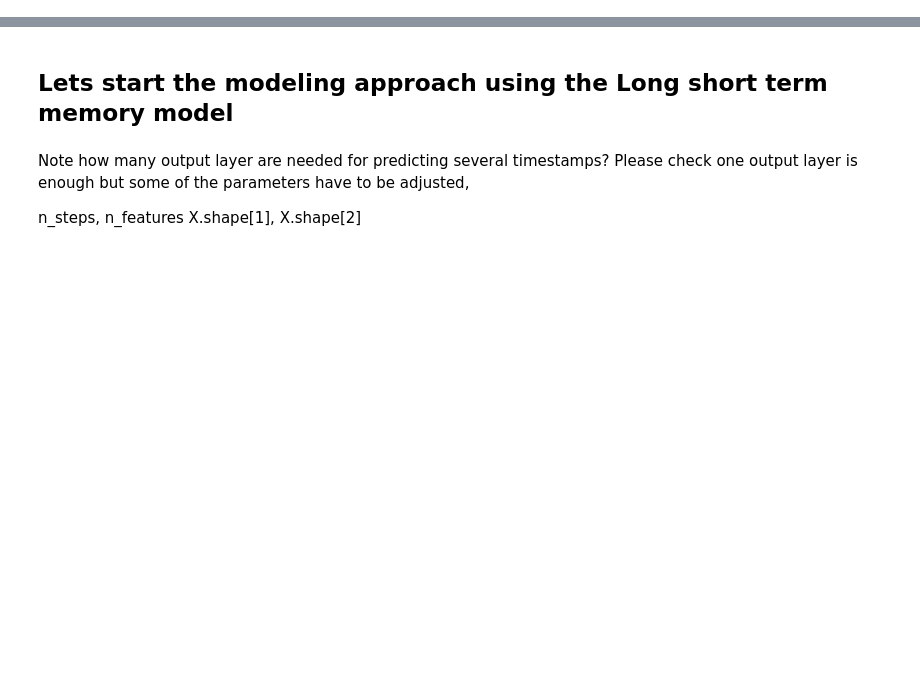
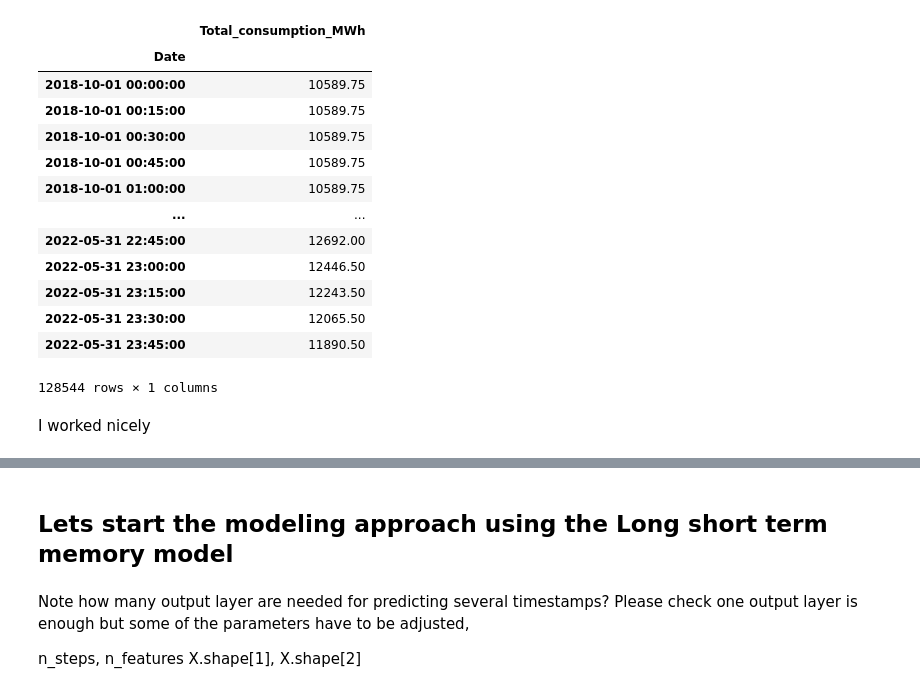
Before and after one commit to fritzfritzfritzz/EES_Optimisation, a Jupyter notebook: notebooks/20230630_LSTM_trial.ipynb, the cells around one changed output, grey strips where cells are left out. Saved outputs shown, nothing was run; the diff lists cells and outputs as text; code cells hidden in the pictures; blank space fills up the shorter version.

```diff
--- a/notebooks/20230630_LSTM_trial.ipynb
+++ b/notebooks/20230630_LSTM_trial.ipynb
@@ -80,0 +125,19 @@ train, test = train_test_split(df['Solar_generation_MWh_normalized'], test_size=
+# %%
+train
+# %% [output]
+|  | Total_consumption_MWh |
+| Date |  |
+| 2018-10-01 00:00:00 | 10589.75 |
+| 2018-10-01 00:15:00 | 10589.75 |
+| 2018-10-01 00:30:00 | 10589.75 |
+| 2018-10-01 00:45:00 | 10589.75 |
+| 2018-10-01 01:00:00 | 10589.75 |
+| ... | ... |
+| 2022-05-31 22:45:00 | 12692.00 |
+| 2022-05-31 23:00:00 | 12446.50 |
+| 2022-05-31 23:15:00 | 12243.50 |
+| 2022-05-31 23:30:00 | 12065.50 |
+| 2022-05-31 23:45:00 | 11890.50 |
+128544 rows × 1 columns
+# %% [markdown]
+I worked nicely
```
Also changed, not shown: parts of 69 cells of this notebook, 41 other files.
